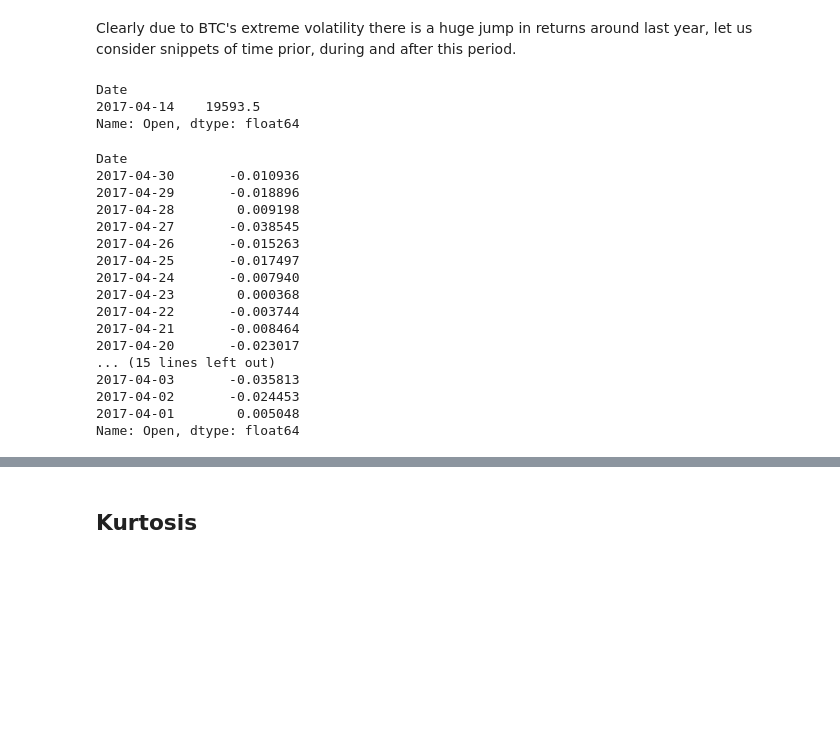
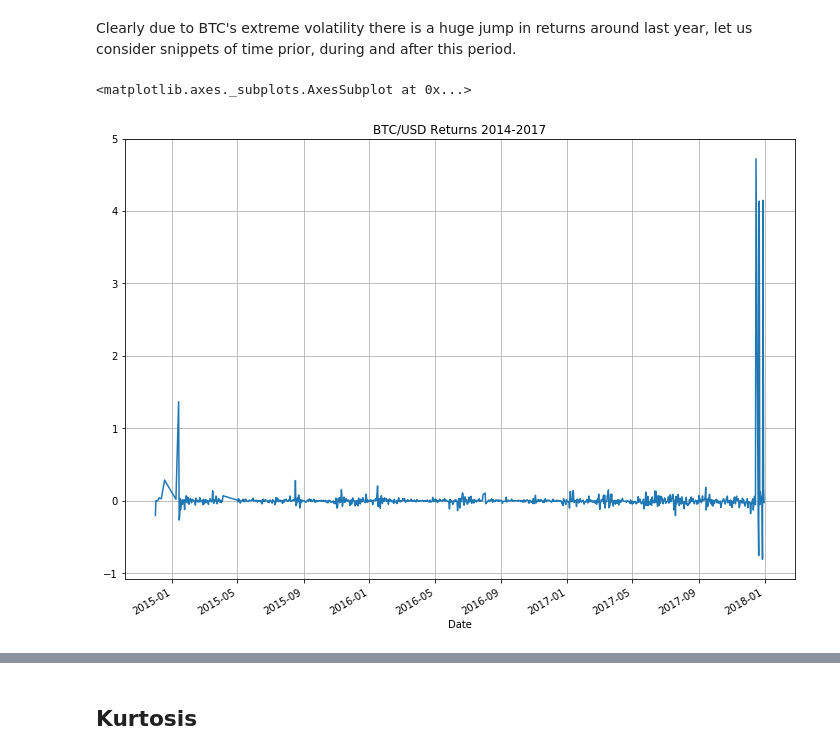
Before and after one commit to ngurnani/VolatilityPrediction, a Jupyter notebook: src/EDA.ipynb, the cells around one changed output, grey strips where cells are left out. Cells and saved outputs as stored; diff of their text form; code cells hidden in the pictures; blank space fills up the shorter version.

```diff
--- a/src/EDA.ipynb
+++ b/src/EDA.ipynb
@@ -98,29 +94,8 @@ btc_returns.plot(title='BTC/USD Returns', grid=True, figsize=(12,9));
 # %% [markdown]
 Clearly due to BTC's extreme volatility there is a huge jump in returns around last year, let us consider snippets of time prior, during and after this period.
-# %%
-btc_returns[btc_returns == max(btc_returns)]
-# %% [output]
-Date
-2017-04-14    19593.5
-Name: Open, dtype: float64
-# %%
-btc_returns['2017-04']
-# %% [output]
-Date
-2017-04-30       -0.010936
-2017-04-29       -0.018896
-2017-04-28        0.009198
-2017-04-27       -0.038545
-2017-04-26       -0.015263
-2017-04-25       -0.017497
-2017-04-24       -0.007940
-2017-04-23        0.000368
-2017-04-22       -0.003744
-2017-04-21       -0.008464
-2017-04-20       -0.023017
-... (15 lines left out)
-2017-04-03       -0.035813
-2017-04-02       -0.024453
-2017-04-01        0.005048
-Name: Open, dtype: float64
+# %%
+btc_returns['2017':'2014'].plot(title='BTC/USD Returns 2014-2017', grid=True, figsize=(12,9))
+# %% [output]
+<matplotlib.axes._subplots.AxesSubplot at 0x...>
+[figure, added]
 # %%
```
Also changed, not shown: parts of 10 cells of this notebook, 3 other files.
